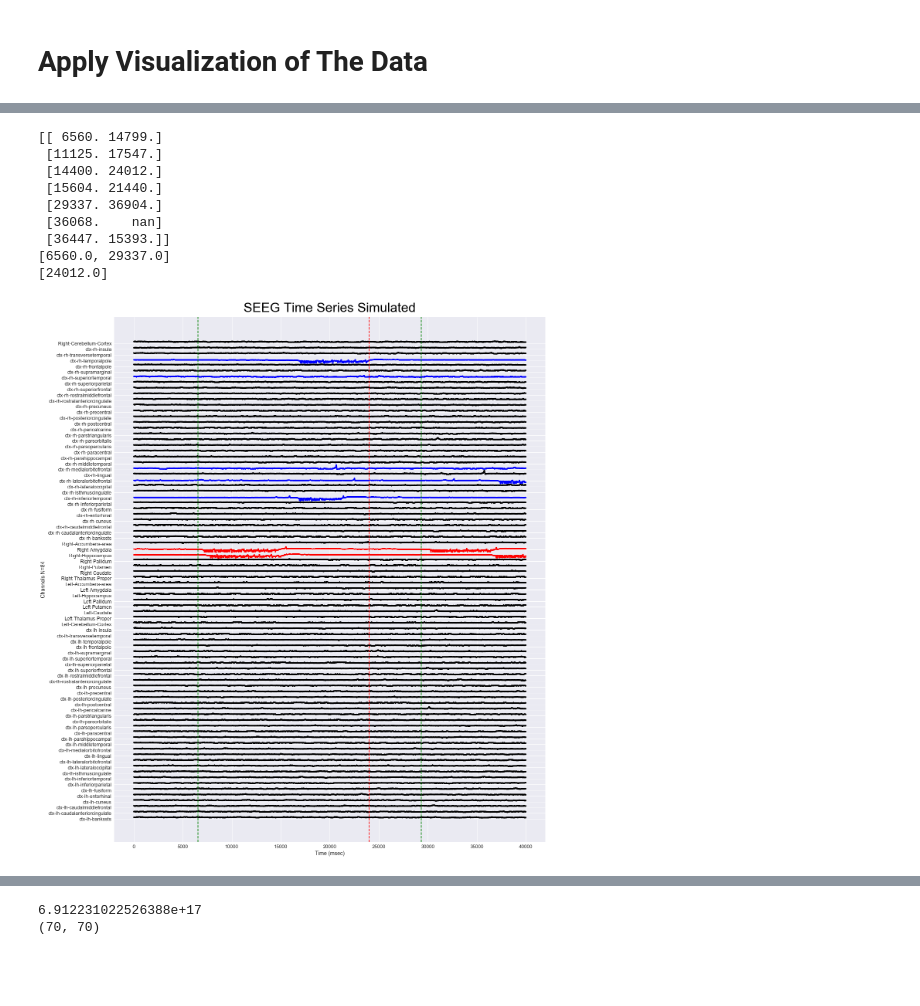
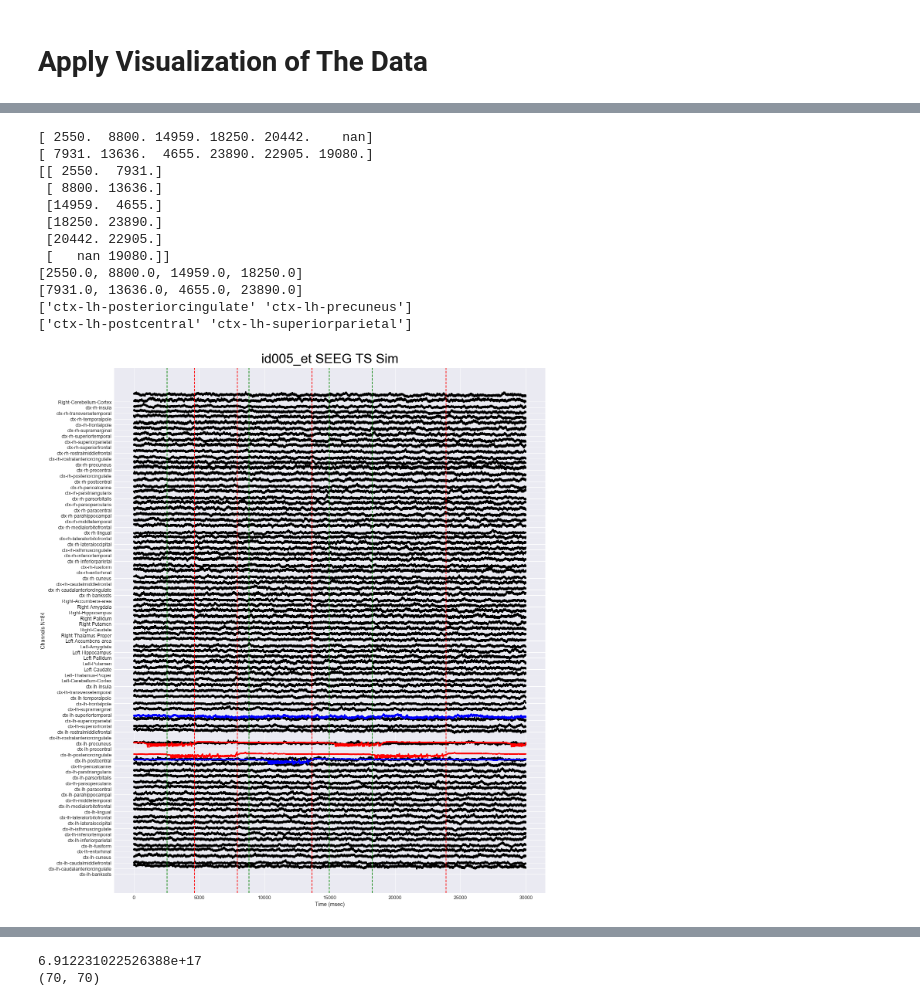
Before and after one commit to adam2392/tng_tvb, a Jupyter notebook: Main TVB Simulator Exp.ipynb, the cells around one changed output, grey strips where cells are left out. Cells and saved outputs as stored; diff of their text form; code cells hidden in the pictures; blank space fills up the shorter version.

```diff
--- a/Main TVB Simulator Exp.ipynb
+++ b/Main TVB Simulator Exp.ipynb
@@ -129,11 +73,18 @@ if 'id013' in patient:
 # %%
 # initialize structural connectivity and main simulator object
-con = connectivity.Connectivity.from_file(os.path.join(metadatadir, "connectivity.zip"))
+con = connectivity.Connectivity.from_file(os.path.join(tvbmetadatadir, "connectivity.zip"))
 maintvbexp = tvbsim.MainTVBSim(con, condspeed=np.inf)
 # load the necessary data files to run simulation
 maintvbexp.loadseegxyz(seegfile=seegfile)
 maintvbexp.loadgainmat(gainfile=gainfile)
-# maintvbexp.loadsurfdata(directory=metadatadir, use_subcort=False)
+maintvbexp.loadsurfdata(directory=tvbmetadatadir, use_subcort=False)
+
+reginds = pd.read_csv(ezhypfile, delimiter='\n').as_matrix()
+ezinds = np.where(reginds==1)[0]
+ezregions = con.region_labels[ezinds]
+pzregions = []
+print(sum(ezinds))
+print(ezregions)
 
 # set ez/pz regions
 # pzregions = []
@@ -383,9 +313,9 @@ ax = plt.gca()
 # Apply Visualization of The Data
 # %%
 dist = -1
-# filename = os.path.join(outputdatadir,
-#         patient+'_dist' + str(dist) + '_testing.npz')
-# npfile = open(filename, 'r')
+filename = os.path.join(outputdatadir,
+        '{}_dist{}.npz'.format(patient, dist))
+npfile = open(filename, 'r')
 # save tseries
 # np.savez_compressed(npfile, epits=epits, seegts=seegts, \
 #          times=times, zts=zts, metadata=metadata)
@@ -406,8 +336,8 @@ region_labels = metadata['regions']
 regions_centers = metadata['regions_centers']
 chanlabels = metadata['chanlabels']
 seeg_xyz = metadata['seeg_xyz']
-ezreg = metadata['ez']
-pzreg = metadata['pz']
+ezreg = metadata['ezregs']
+pzreg = metadata['pzregs']
 ezind = metadata['ezindices']
 pzind = metadata['pzindices']
 epiparams = metadata['epiparams']
@@ -417,4 +347,5 @@ epiparams = metadata['epiparams']
 # postprocessor = tvbsim.postprocess.PostProcessor(samplerate=_samplerate, allszindices=allindices)
 # settimes = postprocessor.getonsetsoffsets(zts, allindices, lookahead=100, delta=0.2)# get the actual seizure times and offsets
 # seizonsets, seizoffsets = postprocessor.getseiztimes(settimes, epsilon=0)
+print(epiparams)
 # %% [output]
@@ -450,28 +396,41 @@ epiparams = metadata['epiparams']
 # apply manual offsetting based on the epileptor source signals
 # seizonsets[1] = seizonsets[1] + 100
 
+# GET ONSET/OFFSET OF SEIZURE
+postprocessor = tvbsim.postprocess.PostProcessor(samplerate=_samplerate, allszindices=allindices)
+settimes = postprocessor.getonsetsoffsets(zts, allindices, lookahead=2000, delta=0.2)# get the actual seizure times and offsets
+seizonsets, seizoffsets = postprocessor.getseiztimes(settimes)
+
 print(settimes)
 print(seizonsets)
 print(seizoffsets)
+print(ezreg)
+print(pzreg)
+
+# seizonsets = [seizonsets[0]]
+# seizoffsets = [seizoffsets[-1]]
 # %% [output]
-[[ 6560. 14799.]
- [11125. 17547.]
- [14400. 24012.]
- [15604. 21440.]
- [29337. 36904.]
- [36068.    nan]
- [36447. 15393.]]
-[6560.0, 29337.0]
-[24012.0]
+[ 2550.  8800. 14959. 18250. 20442.    nan]
+[ 7931. 13636.  4655. 23890. 22905. 19080.]
+[[ 2550.  7931.]
+ [ 8800. 13636.]
+ [14959.  4655.]
+ [18250. 23890.]
+ [20442. 22905.]
+ [   nan 19080.]]
+[2550.0, 8800.0, 14959.0, 18250.0]
+[7931.0, 13636.0, 4655.0, 23890.0]
+['ctx-lh-posteriorcingulate' 'ctx-lh-precuneus']
+['ctx-lh-postcentral' 'ctx-lh-superiorparietal']
 # %%
 tsviz = tvbsim.visualize.plotts.VisualTs()
 tsviz.loaddata(data=epits,ylabels=region_labels)
 # visualize seegts
 tsviz.setfigsize(figsize=(20,25))
-fig, ax = tsviz.plotts(normalize=True)
+fig, ax = tsviz.plotts(normalize=True, titlestr='{} SEEG TS Sim'.format(patient))
 # tsviz.plotvertlines(onsettimes=settimes[:,0], offsettimes=settimes[:,1])
 tsviz.plotvertlines(onsettimes=seizonsets, offsettimes=seizoffsets)
 tsviz.colorts(ezind, color='red')
 tsviz.colorts(pzind, color='blue')
 # %% [output]
-[figure, old version]
+[figure, new version]
```
Also changed, not shown: parts of 19 cells of this notebook, 48 other files.
